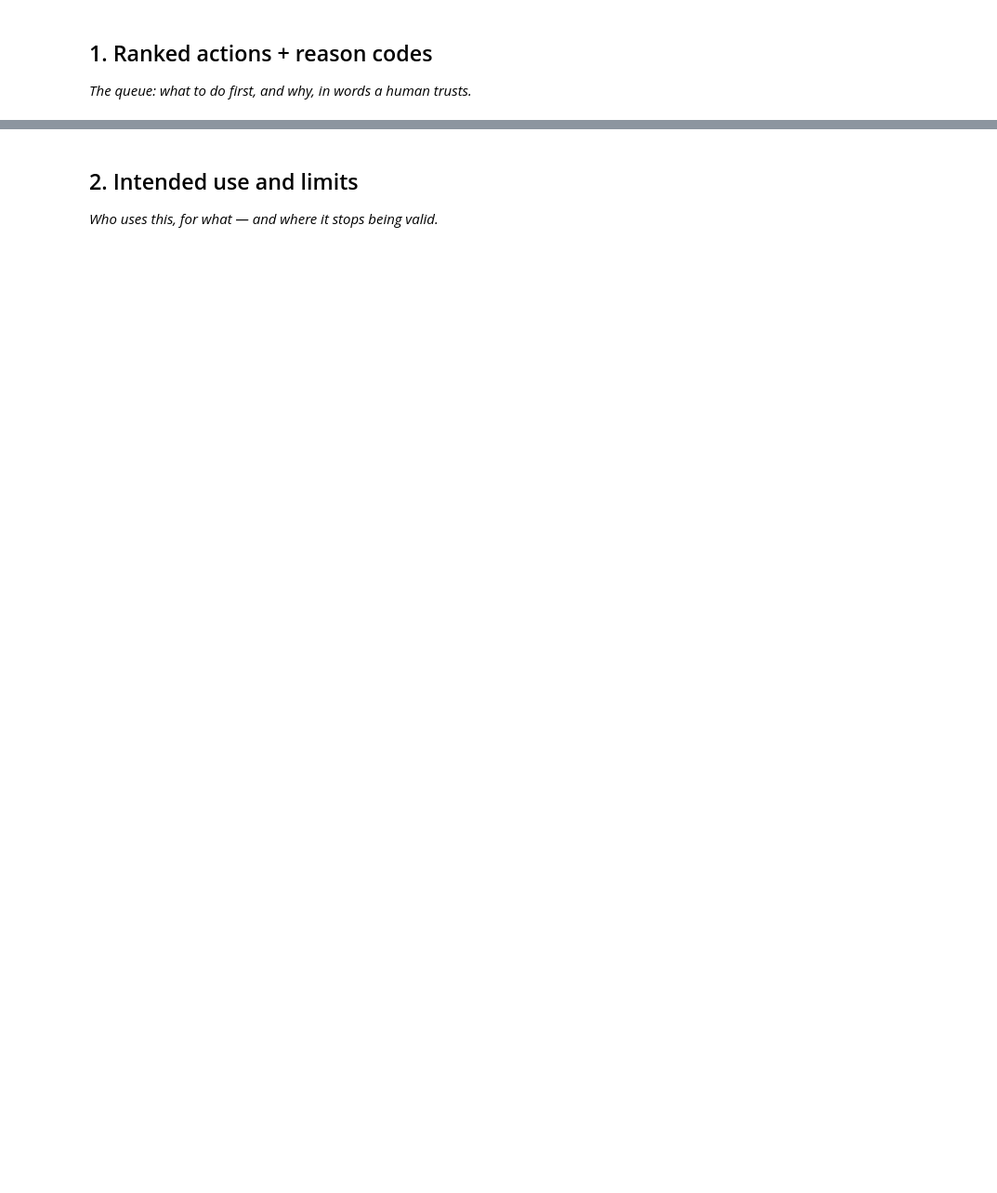
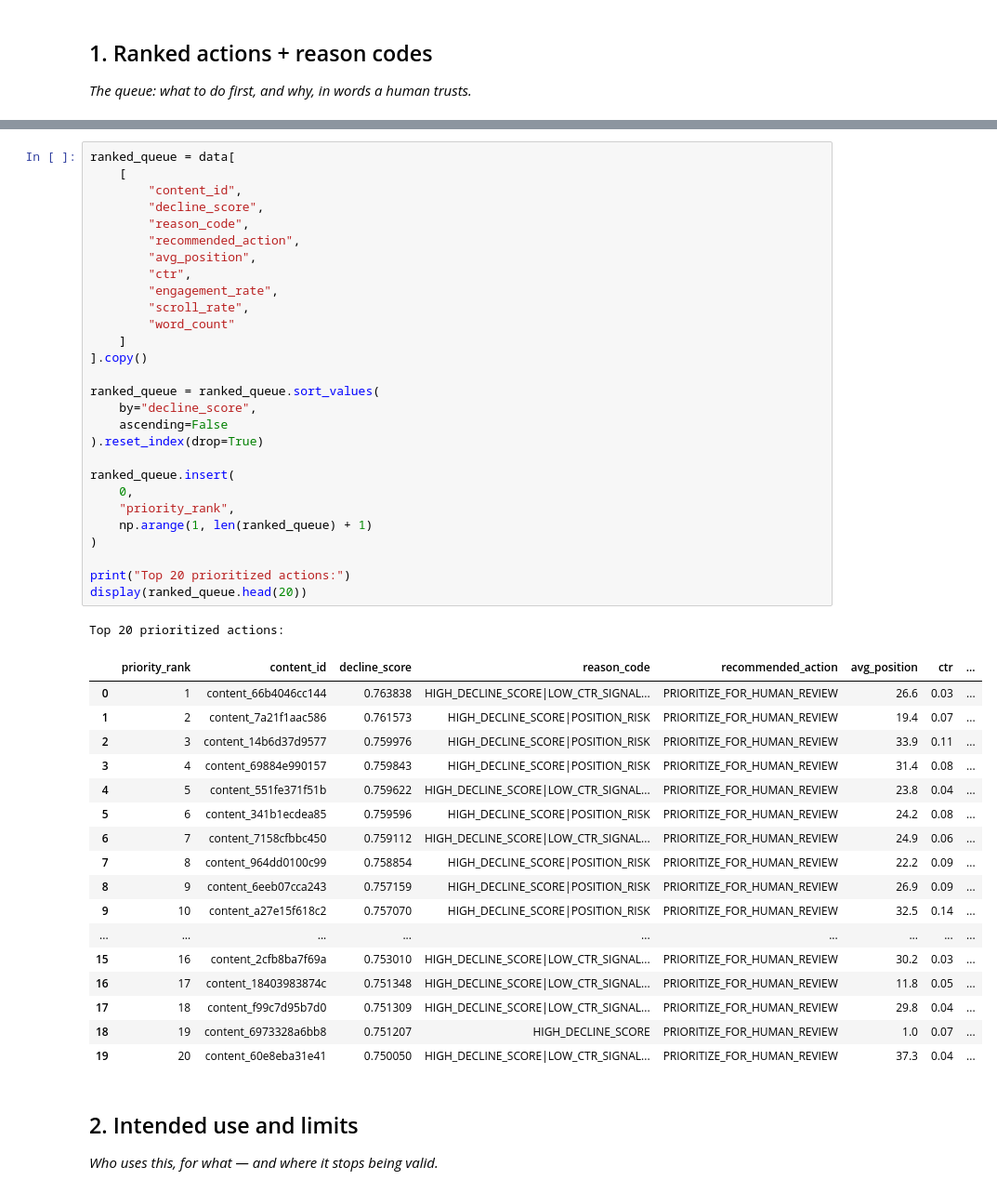
Before and after one commit to tabassumrafiq/flyrank-ml-internship, a Jupyter notebook: work/notebooks/w07_action_playbook.ipynb, the cells around one changed output, grey strips where cells are left out. Shown at 93% size. Saved outputs shown, nothing was run; the diff lists cells and outputs as text; blank space fills up the shorter version.

```diff
--- a/work/notebooks/w07_action_playbook.ipynb
+++ b/work/notebooks/w07_action_playbook.ipynb
@@ -13,3 +206,50 @@ This skeleton is yours to fill. Work the sections **in order** — each one has
+# %%
+ranked_queue = data[
+    [
+        "content_id",
+        "decline_score",
+        "reason_code",
+        "recommended_action",
+        "avg_position",
+        "ctr",
+        "engagement_rate",
+        "scroll_rate",
+        "word_count"
+    ]
+].copy()
+
+ranked_queue = ranked_queue.sort_values(
+    by="decline_score",
+    ascending=False
+).reset_index(drop=True)
+
+ranked_queue.insert(
+    0,
+    "priority_rank",
+    np.arange(1, len(ranked_queue) + 1)
+)
+
+print("Top 20 prioritized actions:")
+display(ranked_queue.head(20))
+# %% [output]
+Top 20 prioritized actions:
+|  | priority_rank | content_id | decline_score | reason_code | recommended_action | avg_position | ctr | ... |
+| 0 | 1 | content_66b4046cc144 | 0.763838 | HIGH_DECLINE_SCORE|LOW_CTR_SIGNAL... | PRIORITIZE_FOR_HUMAN_REVIEW | 26.6 | 0.03 | ... |
+| 1 | 2 | content_7a21f1aac586 | 0.761573 | HIGH_DECLINE_SCORE|POSITION_RISK | PRIORITIZE_FOR_HUMAN_REVIEW | 19.4 | 0.07 | ... |
+| 2 | 3 | content_14b6d37d9577 | 0.759976 | HIGH_DECLINE_SCORE|POSITION_RISK | PRIORITIZE_FOR_HUMAN_REVIEW | 33.9 | 0.11 | ... |
+| 3 | 4 | content_69884e990157 | 0.759843 | HIGH_DECLINE_SCORE|POSITION_RISK | PRIORITIZE_FOR_HUMAN_REVIEW | 31.4 | 0.08 | ... |
+| 4 | 5 | content_551fe371f51b | 0.759622 | HIGH_DECLINE_SCORE|LOW_CTR_SIGNAL... | PRIORITIZE_FOR_HUMAN_REVIEW | 23.8 | 0.04 | ... |
+| 5 | 6 | content_341b1ecdea85 | 0.759596 | HIGH_DECLINE_SCORE|POSITION_RISK | PRIORITIZE_FOR_HUMAN_REVIEW | 24.2 | 0.08 | ... |
+| 6 | 7 | content_7158cfbbc450 | 0.759112 | HIGH_DECLINE_SCORE|LOW_CTR_SIGNAL... | PRIORITIZE_FOR_HUMAN_REVIEW | 24.9 | 0.06 | ... |
+| 7 | 8 | content_964dd0100c99 | 0.758854 | HIGH_DECLINE_SCORE|POSITION_RISK | PRIORITIZE_FOR_HUMAN_REVIEW | 22.2 | 0.09 | ... |
+| 8 | 9 | content_6eeb07cca243 | 0.757159 | HIGH_DECLINE_SCORE|POSITION_RISK | PRIORITIZE_FOR_HUMAN_REVIEW | 26.9 | 0.09 | ... |
+| 9 | 10 | content_a27e15f618c2 | 0.757070 | HIGH_DECLINE_SCORE|POSITION_RISK | PRIORITIZE_FOR_HUMAN_REVIEW | 32.5 | 0.14 | ... |
+| ... | ... | ... | ... | ... | ... | ... | ... | ... |
+| 15 | 16 | content_2cfb8ba7f69a | 0.753010 | HIGH_DECLINE_SCORE|LOW_CTR_SIGNAL... | PRIORITIZE_FOR_HUMAN_REVIEW | 30.2 | 0.03 | ... |
+| 16 | 17 | content_18403983874c | 0.751348 | HIGH_DECLINE_SCORE|LOW_CTR_SIGNAL... | PRIORITIZE_FOR_HUMAN_REVIEW | 11.8 | 0.05 | ... |
+| 17 | 18 | content_f99c7d95b7d0 | 0.751309 | HIGH_DECLINE_SCORE|LOW_CTR_SIGNAL... | PRIORITIZE_FOR_HUMAN_REVIEW | 29.8 | 0.04 | ... |
+| 18 | 19 | content_6973328a6bb8 | 0.751207 | HIGH_DECLINE_SCORE | PRIORITIZE_FOR_HUMAN_REVIEW | 1.0 | 0.07 | ... |
+| 19 | 20 | content_60e8eba31e41 | 0.750050 | HIGH_DECLINE_SCORE|LOW_CTR_SIGNAL... | PRIORITIZE_FOR_HUMAN_REVIEW | 37.3 | 0.04 | ... |
 # %% [markdown]
 ## 2. Intended use and limits
 
```
Also changed, not shown: parts of 15 cells of this notebook.
